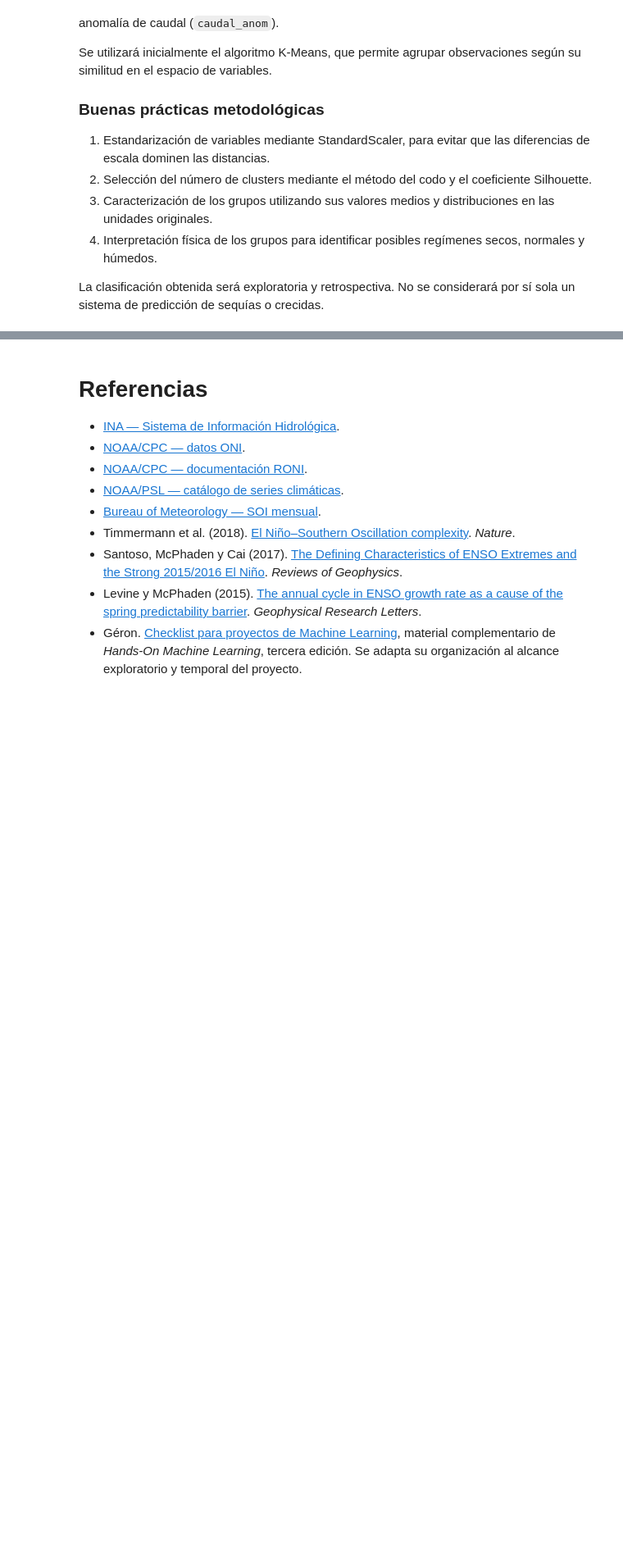
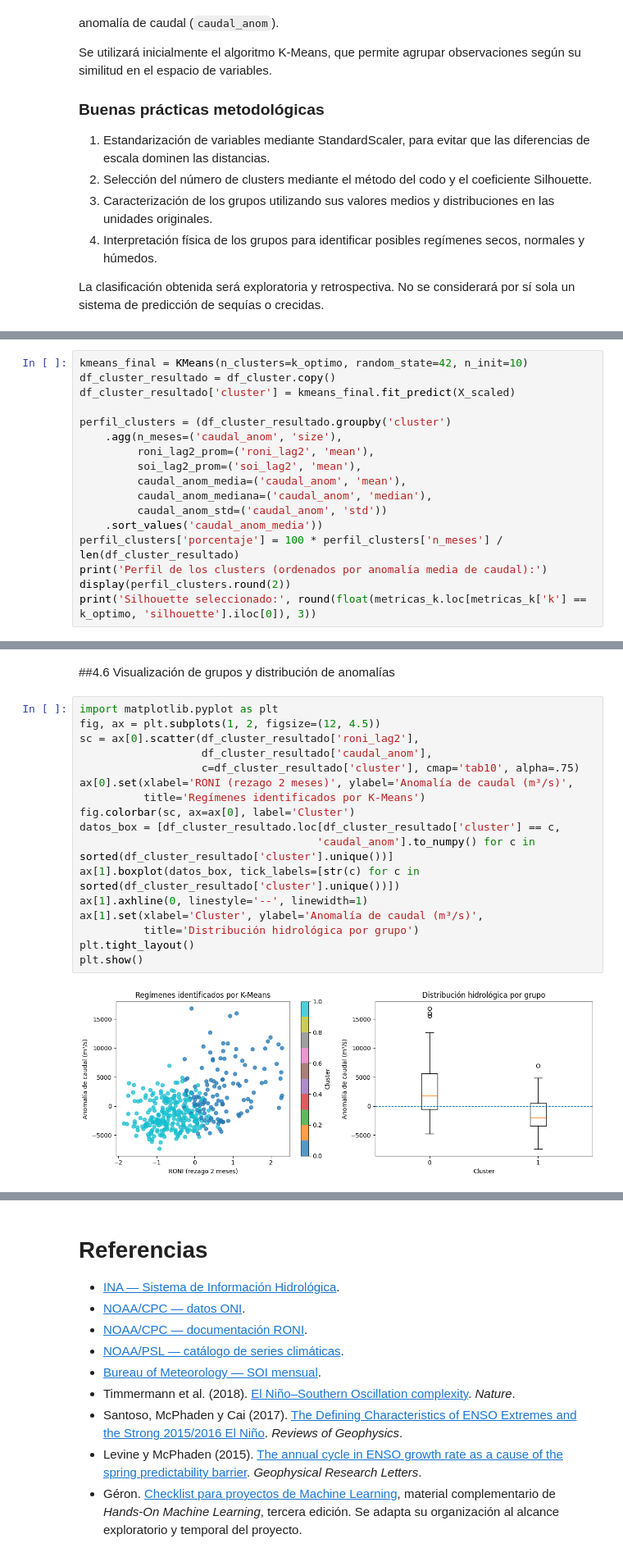
Before and after one commit to Lautaro912/proyecto-ypf-el-nino-salto-grande, a Jupyter notebook: Propuesta_Proyecto_YPF.ipynb, the cells around one changed output, grey strips where cells are left out. Shown at 82% size. Cells and saved outputs as stored; diff of their text form; blank space fills up the shorter version.

```diff
--- a/Propuesta_Proyecto_YPF.ipynb
+++ b/Propuesta_Proyecto_YPF.ipynb
@@ -3616,0 +3625,17 @@ Estandarización completada.
+# %%
+kmeans_final = KMeans(n_clusters=k_optimo, random_state=42, n_init=10)
+df_cluster_resultado = df_cluster.copy()
+df_cluster_resultado['cluster'] = kmeans_final.fit_predict(X_scaled)
+
+perfil_clusters = (df_cluster_resultado.groupby('cluster')
+    .agg(n_meses=('caudal_anom', 'size'),
+         roni_lag2_prom=('roni_lag2', 'mean'),
+         soi_lag2_prom=('soi_lag2', 'mean'),
+         caudal_anom_media=('caudal_anom', 'mean'),
+         caudal_anom_mediana=('caudal_anom', 'median'),
+         caudal_anom_std=('caudal_anom', 'std'))
+    .sort_values('caudal_anom_media'))
+perfil_clusters['porcentaje'] = 100 * perfil_clusters['n_meses'] / len(df_cluster_resultado)
+print('Perfil de los clusters (ordenados por anomalía media de caudal):')
+display(perfil_clusters.round(2))
+print('Silhouette seleccionado:', round(float(metricas_k.loc[metricas_k['k'] == k_optimo, 'silhouette'].iloc[0]), 3))
@@ -3616,0 +3649,21 @@ Estandarización completada.
+# %% [markdown]
+##4.6 Visualización de grupos y distribución de anomalías
+# %%
+import matplotlib.pyplot as plt
+fig, ax = plt.subplots(1, 2, figsize=(12, 4.5))
+sc = ax[0].scatter(df_cluster_resultado['roni_lag2'],
+                   df_cluster_resultado['caudal_anom'],
+                   c=df_cluster_resultado['cluster'], cmap='tab10', alpha=.75)
+ax[0].set(xlabel='RONI (rezago 2 meses)', ylabel='Anomalía de caudal (m³/s)',
+          title='Regímenes identificados por K-Means')
+fig.colorbar(sc, ax=ax[0], label='Cluster')
+datos_box = [df_cluster_resultado.loc[df_cluster_resultado['cluster'] == c,
+                                     'caudal_anom'].to_numpy() for c in sorted(df_cluster_resultado['cluster'].unique())]
+ax[1].boxplot(datos_box, tick_labels=[str(c) for c in sorted(df_cluster_resultado['cluster'].unique())])
+ax[1].axhline(0, linestyle='--', linewidth=1)
+ax[1].set(xlabel='Cluster', ylabel='Anomalía de caudal (m³/s)',
+          title='Distribución hidrológica por grupo')
+plt.tight_layout()
+plt.show()
+# %% [output]
+[figure, added]
```
Also changed, not shown: parts of 20 cells of this notebook.
